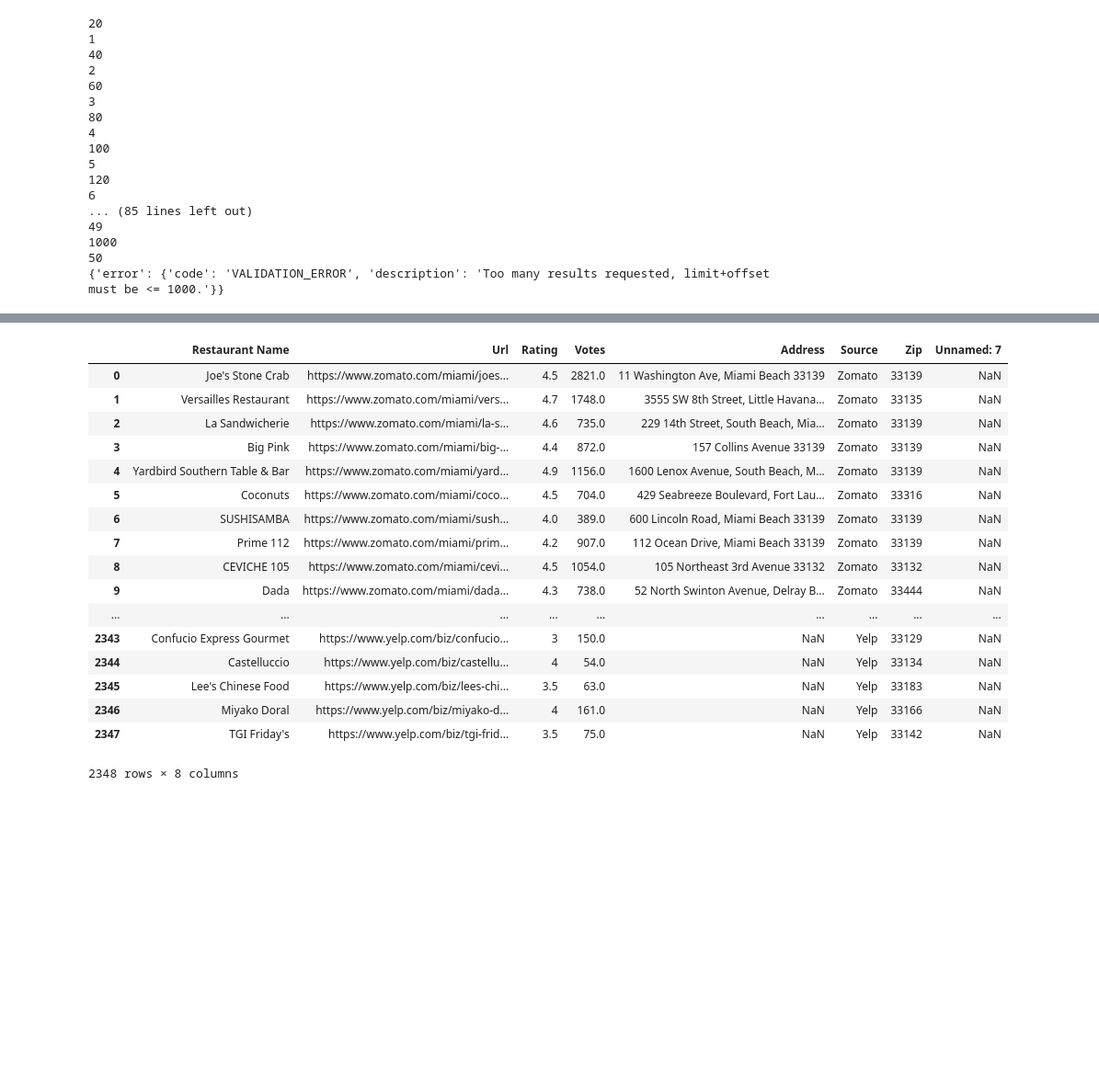
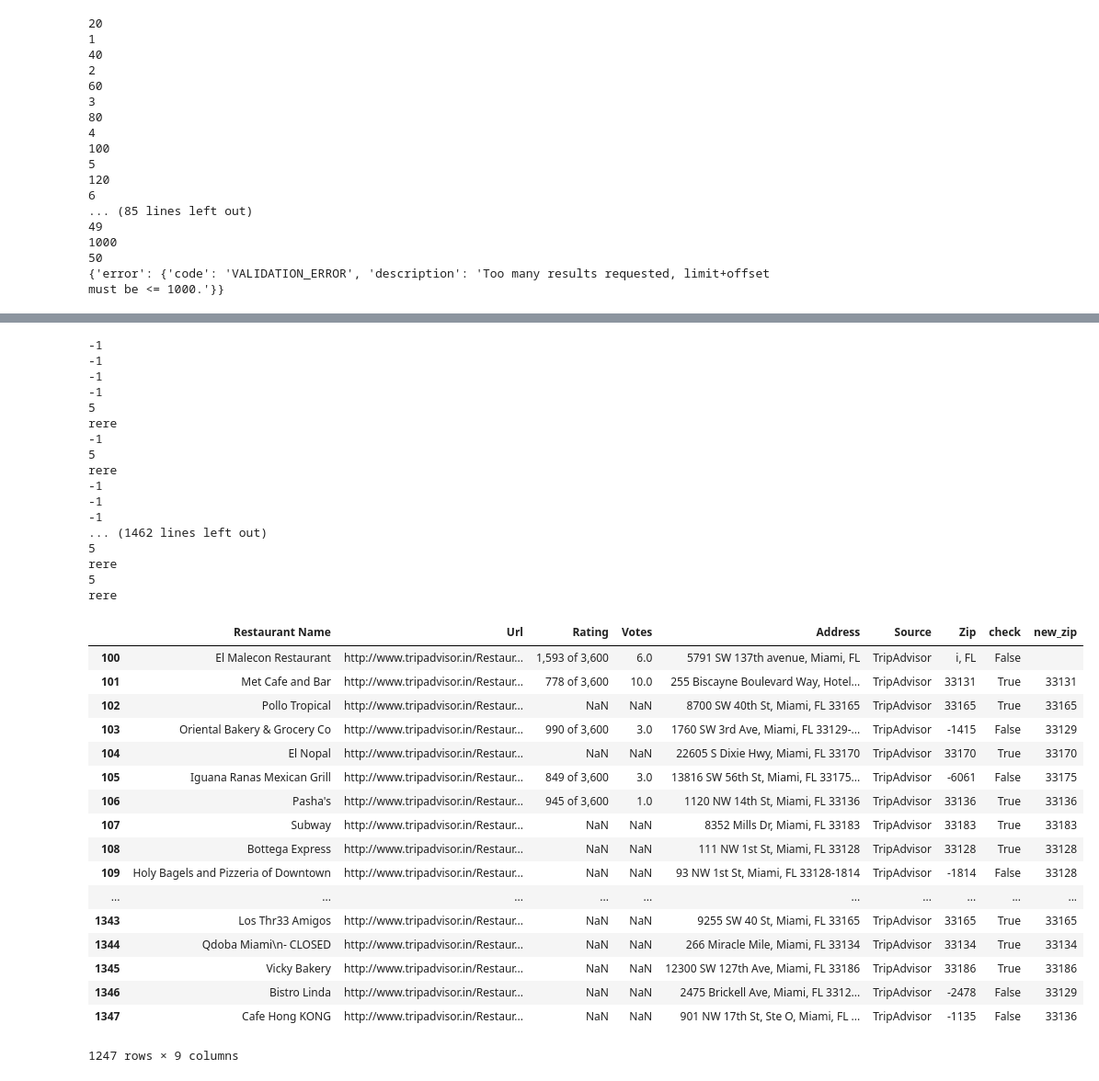
Before and after one commit to imjuoy/HungryGator, a Jupyter notebook: src/Yelp Scraper.ipynb, the cells around one changed output, grey strips where cells are left out. Shown: that part at 92% size. Saved outputs shown, nothing was run; the diff lists cells and outputs as text; code cells hidden in the pictures; blank space fills up the shorter version.

```diff
--- a/src/Yelp Scraper.ipynb
+++ b/src/Yelp Scraper.ipynb
@@ -117,5 +115,5 @@ data[0][0]["location"]["zip_code"]
 df = pd.read_excel("/Users/srossgupta/Desktop/Data Focussed Python/HungryGator/DataFiles/Project_prototype_datafiles.xlsx",sheet_name="MergedData")
 # %%
 new_df = df[df["Source"]=="TripAdvisor"]
-new_df["check"] = new_df["Address"].apply(lambda x: x[-2:].isdigit() )
+new_df["check"] = new_df["Address"].str[-5:].str.isdigit()
 # %% [output]
@@ -132,21 +124,56 @@ KeyError: 0
-# %%
-df
-# %% [output]
-|  | Restaurant Name | Url | Rating | Votes | Address | Source | Zip | Unnamed: 7 |
-| 0 | Joe's Stone Crab | https://www.zomato.com/miami/joes... | 4.5 | 2821.0 | 11 Washington Ave, Miami Beach 33139 | Zomato | 33139 | NaN |
-| 1 | Versailles Restaurant | https://www.zomato.com/miami/vers... | 4.7 | 1748.0 | 3555 SW 8th Street, Little Havana... | Zomato | 33135 | NaN |
-| 2 | La Sandwicherie | https://www.zomato.com/miami/la-s... | 4.6 | 735.0 | 229 14th Street, South Beach, Mia... | Zomato | 33139 | NaN |
-| 3 | Big Pink | https://www.zomato.com/miami/big-... | 4.4 | 872.0 | 157 Collins Avenue 33139 | Zomato | 33139 | NaN |
-| 4 | Yardbird Southern Table & Bar | https://www.zomato.com/miami/yard... | 4.9 | 1156.0 | 1600 Lenox Avenue, South Beach, M... | Zomato | 33139 | NaN |
-| 5 | Coconuts | https://www.zomato.com/miami/coco... | 4.5 | 704.0 | 429 Seabreeze Boulevard, Fort Lau... | Zomato | 33316 | NaN |
-| 6 | SUSHISAMBA | https://www.zomato.com/miami/sush... | 4.0 | 389.0 | 600 Lincoln Road, Miami Beach 33139 | Zomato | 33139 | NaN |
-| 7 | Prime 112 | https://www.zomato.com/miami/prim... | 4.2 | 907.0 | 112 Ocean Drive, Miami Beach 33139 | Zomato | 33139 | NaN |
-| 8 | CEVICHE 105 | https://www.zomato.com/miami/cevi... | 4.5 | 1054.0 | 105 Northeast 3rd Avenue 33132 | Zomato | 33132 | NaN |
-| 9 | Dada | https://www.zomato.com/miami/dada... | 4.3 | 738.0 | 52 North Swinton Avenue, Delray B... | Zomato | 33444 | NaN |
-| ... | ... | ... | ... | ... | ... | ... | ... | ... |
-| 2343 | Confucio Express Gourmet | https://www.yelp.com/biz/confucio... | 3 | 150.0 | NaN | Yelp | 33129 | NaN |
-| 2344 | Castelluccio | https://www.yelp.com/biz/castellu... | 4 | 54.0 | NaN | Yelp | 33134 | NaN |
-| 2345 | Lee's Chinese Food | https://www.yelp.com/biz/lees-chi... | 3.5 | 63.0 | NaN | Yelp | 33183 | NaN |
-| 2346 | Miyako Doral | https://www.yelp.com/biz/miyako-d... | 4 | 161.0 | NaN | Yelp | 33166 | NaN |
-| 2347 | TGI Friday's | https://www.yelp.com/biz/tgi-frid... | 3.5 | 75.0 | NaN | Yelp | 33142 | NaN |
-2348 rows × 8 columns
+# %%
+def check(df):
+    try:
+        if df["check"]==False:
+            df["new_zip"]=""
+        if df["check"]==True and df["Address"][-10:].find("-")==-1:
+            df["new_zip"]=df["Address"][-5:]
+        if df["check"]==False and df["Address"][-10:].find("-")!=-1:
+            df["new_zip"]= df["Address"][-10:][:df["Address"][-10:].find("-")]
+    except AttributeError:
+        df["new_zip"]=""
+    except TypeError:
+        df["new_zip"]=""
+
+    return df
+# %%
+new= new_df[~new_df.Address.isnull()]
+# %%
+new= new.apply(check, axis=1)
+new.to_csv("tripadvisor.csv")
+# %% [output]
+-1
+-1
+-1
+-1
+5
+rere
+-1
+5
+rere
+-1
+-1
+-1
+... (1462 lines left out)
+5
+rere
+5
+rere
+|  | Restaurant Name | Url | Rating | Votes | Address | Source | Zip | check | new_zip |
+| 100 | El Malecon Restaurant | http://www.tripadvisor.in/Restaur... | 1,593 of 3,600 | 6.0 | 5791 SW 137th avenue, Miami, FL | TripAdvisor | i, FL | False |  |
+| 101 | Met Cafe and Bar | http://www.tripadvisor.in/Restaur... | 778 of 3,600 | 10.0 | 255 Biscayne Boulevard Way, Hotel... | TripAdvisor | 33131 | True | 33131 |
+| 102 | Pollo Tropical | http://www.tripadvisor.in/Restaur... | NaN | NaN | 8700 SW 40th St, Miami, FL 33165 | TripAdvisor | 33165 | True | 33165 |
+| 103 | Oriental Bakery & Grocery Co | http://www.tripadvisor.in/Restaur... | 990 of 3,600 | 3.0 | 1760 SW 3rd Ave, Miami, FL 33129-... | TripAdvisor | -1415 | False | 33129 |
+| 104 | El Nopal | http://www.tripadvisor.in/Restaur... | NaN | NaN | 22605 S Dixie Hwy, Miami, FL 33170 | TripAdvisor | 33170 | True | 33170 |
+| 105 | Iguana Ranas Mexican Grill | http://www.tripadvisor.in/Restaur... | 849 of 3,600 | 3.0 | 13816 SW 56th St, Miami, FL 33175... | TripAdvisor | -6061 | False | 33175 |
+| 106 | Pasha's | http://www.tripadvisor.in/Restaur... | 945 of 3,600 | 1.0 | 1120 NW 14th St, Miami, FL 33136 | TripAdvisor | 33136 | True | 33136 |
+| 107 | Subway | http://www.tripadvisor.in/Restaur... | NaN | NaN | 8352 Mills Dr, Miami, FL 33183 | TripAdvisor | 33183 | True | 33183 |
+| 108 | Bottega Express | http://www.tripadvisor.in/Restaur... | NaN | NaN | 111 NW 1st St, Miami, FL 33128 | TripAdvisor | 33128 | True | 33128 |
+| 109 | Holy Bagels and Pizzeria of Downtown | http://www.tripadvisor.in/Restaur... | NaN | NaN | 93 NW 1st St, Miami, FL 33128-1814 | TripAdvisor | -1814 | False | 33128 |
+| ... | ... | ... | ... | ... | ... | ... | ... | ... | ... |
+| 1343 | Los Thr33 Amigos | http://www.tripadvisor.in/Restaur... | NaN | NaN | 9255 SW 40 St, Miami, FL 33165 | TripAdvisor | 33165 | True | 33165 |
+| 1344 | Qdoba Miami\n- CLOSED | http://www.tripadvisor.in/Restaur... | NaN | NaN | 266 Miracle Mile, Miami, FL 33134 | TripAdvisor | 33134 | True | 33134 |
+| 1345 | Vicky Bakery | http://www.tripadvisor.in/Restaur... | NaN | NaN | 12300 SW 127th Ave, Miami, FL 33186 | TripAdvisor | 33186 | True | 33186 |
+| 1346 | Bistro Linda | http://www.tripadvisor.in/Restaur... | NaN | NaN | 2475 Brickell Ave, Miami, FL 3312... | TripAdvisor | -2478 | False | 33129 |
+| 1347 | Cafe Hong KONG | http://www.tripadvisor.in/Restaur... | NaN | NaN | 901 NW 17th St, Ste O, Miami, FL ... | TripAdvisor | -1135 | False | 33136 |
+1247 rows × 9 columns
```
Also changed, not shown: parts of 6 cells of this notebook, 2 other files.
